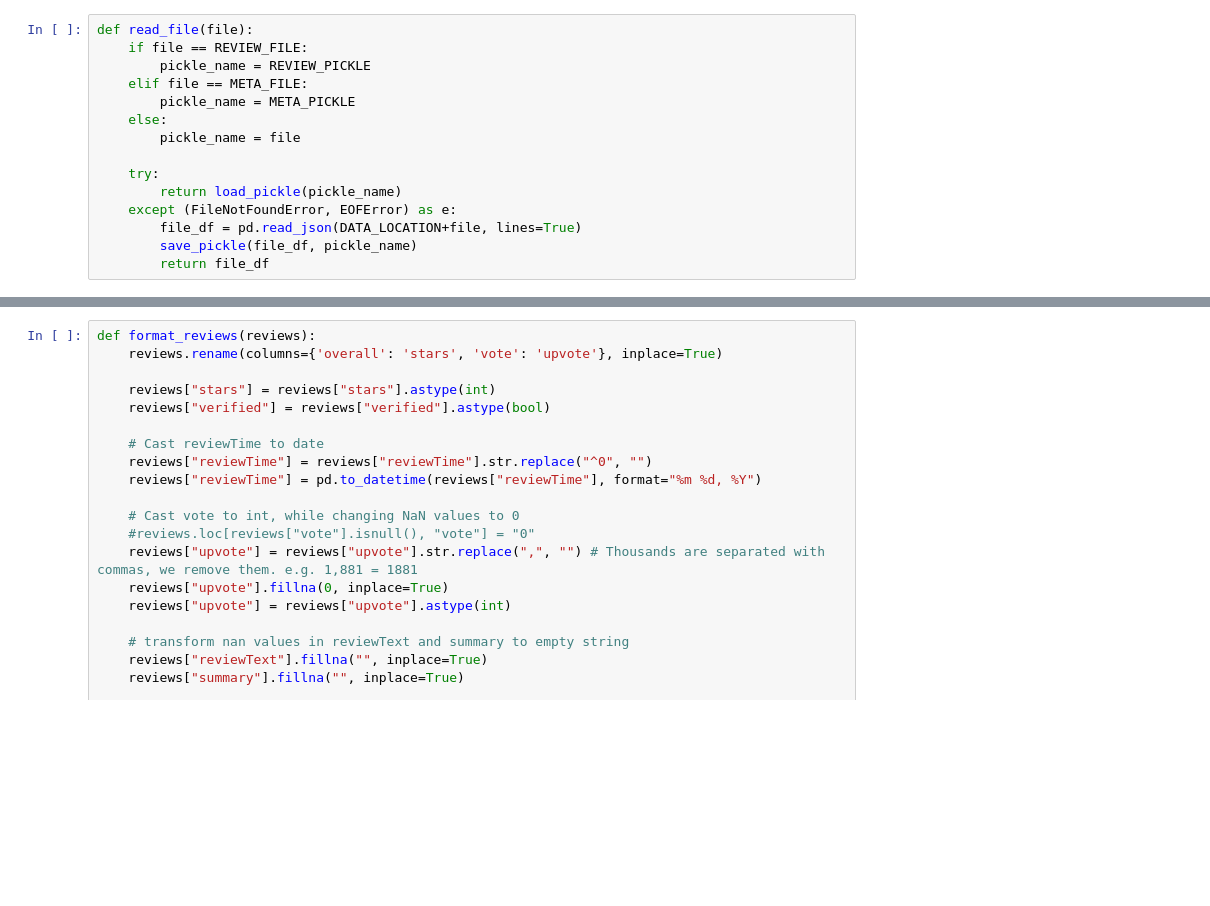
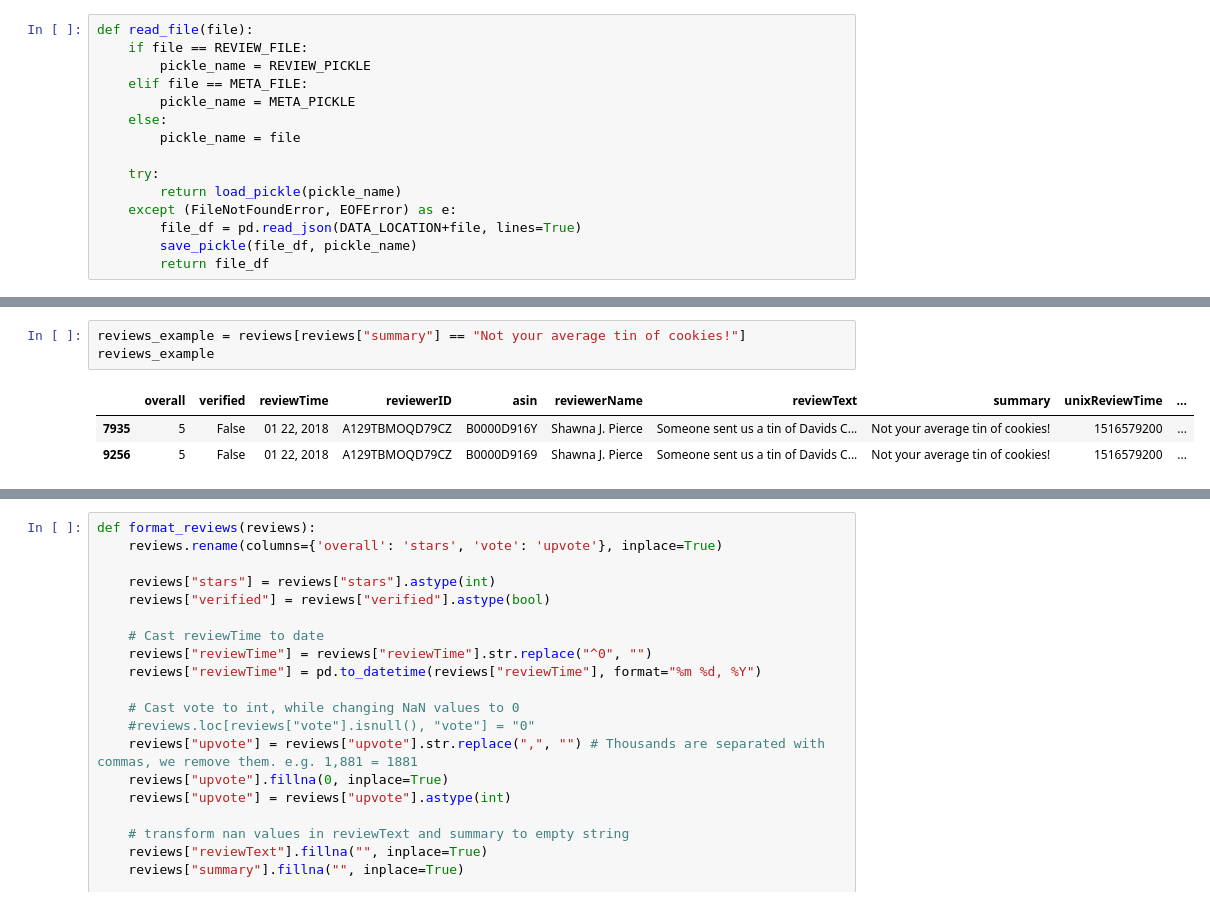
Before and after one commit to JulesssG/ADA-project, a Jupyter notebook: milestone_2.ipynb, the cells around one changed output, grey strips where cells are left out. Drawn from its saved outputs; the diff is of its cells as text; blank space fills up the shorter version.

```diff
--- a/milestone_2.ipynb
+++ b/milestone_2.ipynb
@@ -43,0 +77,7 @@ def read_file(file):
+# %%
+reviews_example = reviews[reviews["summary"] == "Not your average tin of cookies!"]
+reviews_example
+# %% [output]
+|  | overall | verified | reviewTime | reviewerID | asin | reviewerName | reviewText | summary | unixReviewTime | ... |
+| 7935 | 5 | False | 01 22, 2018 | A129TBMOQD79CZ | B0000D916Y | Shawna J. Pierce | Someone sent us a tin of Davids C... | Not your average tin of cookies! | 1516579200 | ... |
+| 9256 | 5 | False | 01 22, 2018 | A129TBMOQD79CZ | B0000D9169 | Shawna J. Pierce | Someone sent us a tin of Davids C... | Not your average tin of cookies! | 1516579200 | ... |
```
Also changed, not shown: parts of 26 cells of this notebook, 4 other files.
